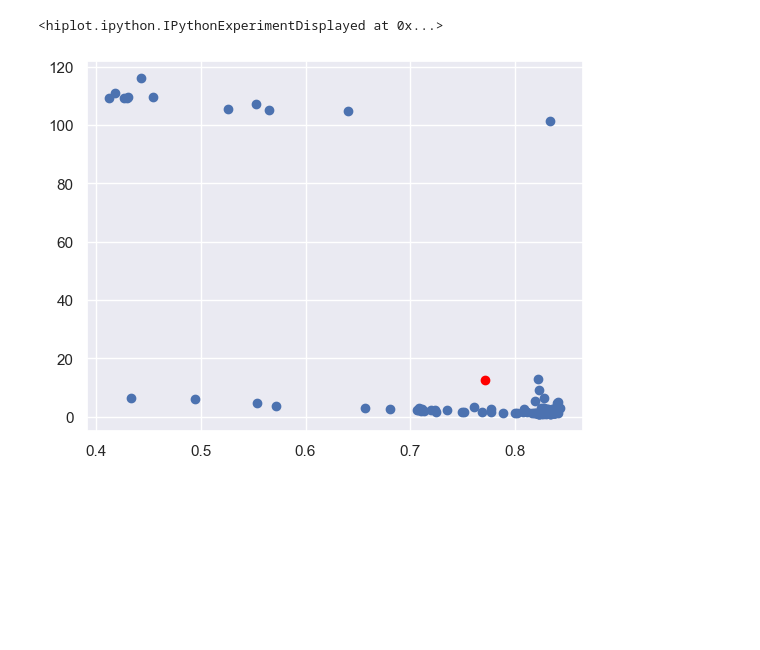
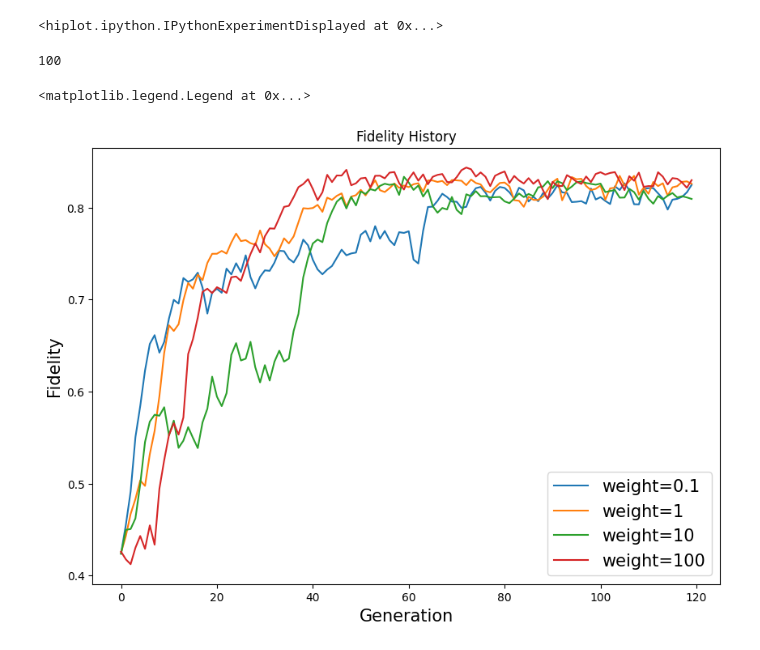
Before and after one commit to PankidT/Qnet-genetic-opt-II, a Jupyter notebook: src/read_pickle.ipynb, the cells around one changed output. Cells and saved outputs as stored; diff of their text form; code cells hidden in the pictures; blank space fills up the shorter version.

```diff
--- a/src/read_pickle.ipynb
+++ b/src/read_pickle.ipynb
@@ -27,15 +33,43 @@ hip.Experiment.from_iterable(data_hi).display()
 [interactive output not drawn]
 [interactive output not drawn]
 <hiplot.ipython.IPythonExperimentDisplayed at 0x...>
-# %%
-x = data.exper_config.FidelityHistory.Mean
-y = data.exper_config.CostHistory.Mean
-
-average_x = np.mean(x)
-average_y = np.mean(y)
-
-plt.scatter(x, y)
-plt.scatter(average_x, average_y, color='red')
-plt.show()
-# %% [output]
-[figure, removed]
+# %%
+# len equal population, it's mean in each generation
+x = data.exper_config.FidelityHistory.Mean
+y = data.exper_config.CostHistory.Mean
+
+
+len(data.exper_config.CostHistory.All[-1])
+# %% [output]
+100
+# %%
+path = 'Results/Results_17_10_2023 (only default node)'
+
+with open(f'{path}/result_validate_exper_2023-10-10 15:50:09.pickle', "rb") as f:
+    data_1 = pickle.load(f)
+
+with open(f'{path}/result_weight_exper_1_1_2023-10-10 15:50:09.pickle', "rb") as f:
+    data_2 = pickle.load(f)
+
+with open(f'{path}/result_weight_exper_2_10_2023-10-10 15:50:09.pickle', "rb") as f:
+    data_3 = pickle.load(f)
+
+with open(f'{path}/result_weight_exper_3_100_2023-10-10 15:50:09.pickle', "rb") as f:
+    data_4 = pickle.load(f)
+
+x = np.arange(0, len(data_1.exper_config.FidelityHistory.Max), 1)
+
+fig, ax = plt.subplots(1, figsize=(10,7))
+
+ax.plot(x, data_1.exper_config.FidelityHistory.Mean, label=f'weight={data_1.exper_config.GeneticAlgorithmConfig.Weight}', color='tab:blue')
+ax.plot(x, data_2.exper_config.FidelityHistory.Mean, label=f'weight={data_2.exper_config.GeneticAlgorithmConfig.Weight}', color='tab:orange')
+ax.plot(x, data_3.exper_config.FidelityHistory.Mean, label=f'weight={data_3.exper_config.GeneticAlgorithmConfig.Weight}', color='tab:green')
+ax.plot(x, data_4.exper_config.FidelityHistory.Mean, label=f'weight={data_4.exper_config.GeneticAlgorithmConfig.Weight}', color='tab:red')
+ax.set_xlabel('Generation', fontsize=15)
+ax.set_ylabel('Fidelity', fontsize=15)
+ax.set_title('Fidelity History')
+
+ax.legend(loc='lower right', fontsize=15)
+# %% [output]
+<matplotlib.legend.Legend at 0x...>
+[figure, added]
```
Also changed, not shown: parts of 13 cells of this notebook, 25 other files.
